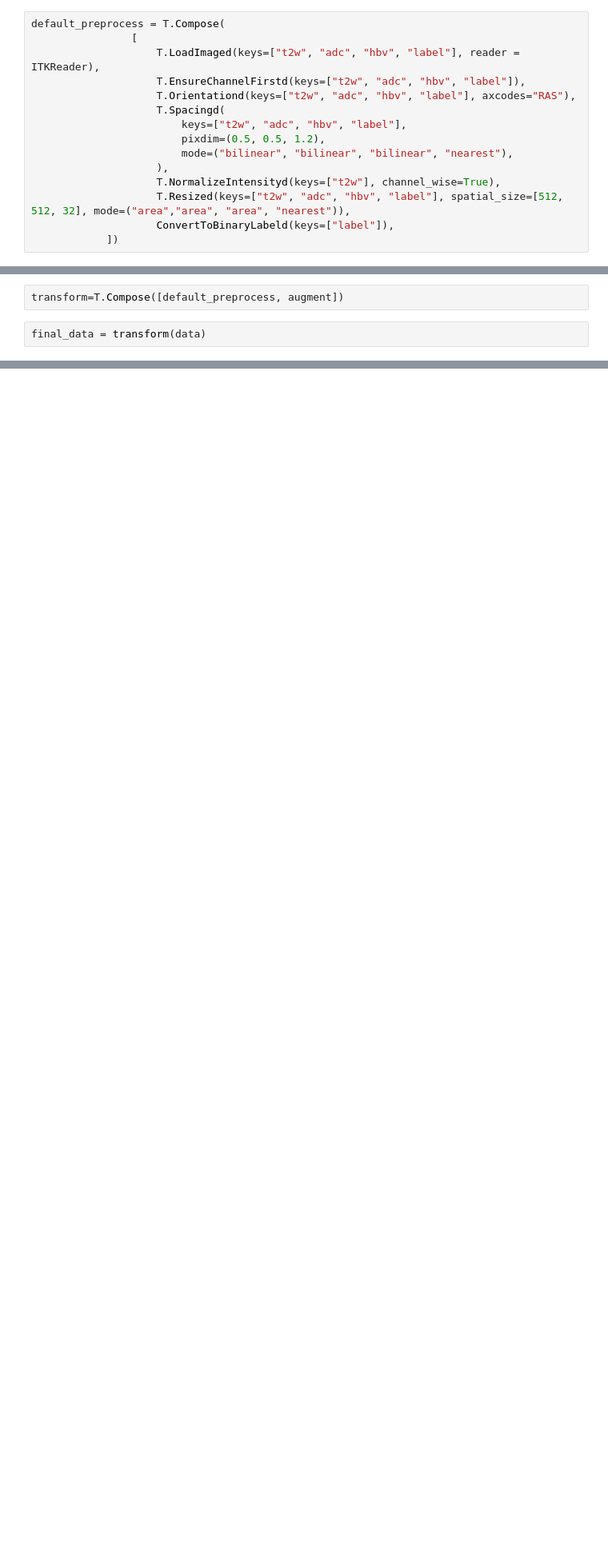
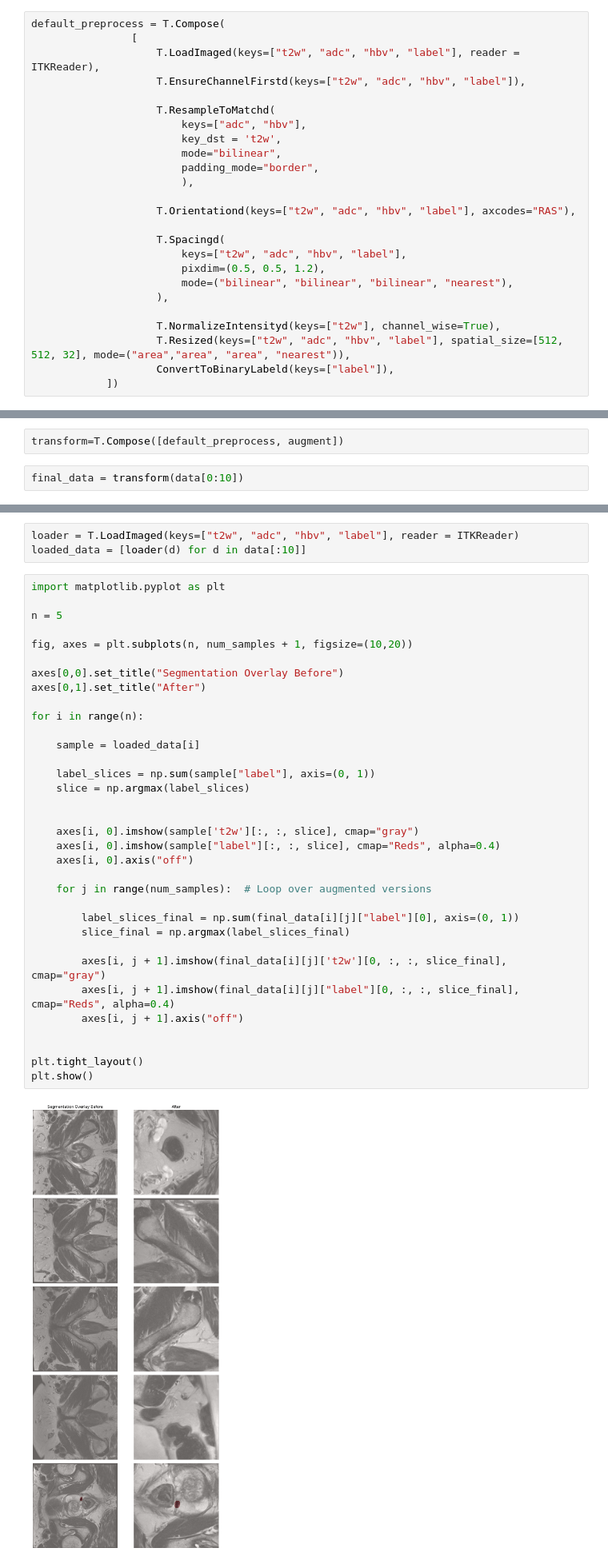
Before and after one commit to eriksalv/mamba-mic, a Jupyter notebook: all_prostate_data.ipynb, the cells around one changed output, grey strips where cells are left out. Shown at 80% size. Saved outputs shown, nothing was run; the diff lists cells and outputs as text; blank space fills up the shorter version.

Commit message:
Added visualization

```diff
--- a/all_prostate_data.ipynb
+++ b/all_prostate_data.ipynb
@@ -62,12 +61,22 @@ default_preprocess = T.Compose(
                 [
                     T.LoadImaged(keys=["t2w", "adc", "hbv", "label"], reader = ITKReader),
                     T.EnsureChannelFirstd(keys=["t2w", "adc", "hbv", "label"]),
+
+                    T.ResampleToMatchd(
+                        keys=["adc", "hbv"],
+                        key_dst = 't2w',
+                        mode="bilinear",
+                        padding_mode="border",
+                        ),
+
                     T.Orientationd(keys=["t2w", "adc", "hbv", "label"], axcodes="RAS"),
+
                     T.Spacingd(
                         keys=["t2w", "adc", "hbv", "label"],
                         pixdim=(0.5, 0.5, 1.2),
                         mode=("bilinear", "bilinear", "bilinear", "nearest"),
                     ),
+
                     T.NormalizeIntensityd(keys=["t2w"], channel_wise=True),
                     T.Resized(keys=["t2w", "adc", "hbv", "label"], spatial_size=[512, 512, 32], mode=("area","area", "area", "nearest")),
                     ConvertToBinaryLabeld(keys=["label"]),
@@ -86,4 +95,4 @@ augment =  T.Compose(
 # %%
 transform=T.Compose([default_preprocess, augment])
 # %%
-final_data = transform(data)
+final_data = transform(data[0:10])
@@ -89,0 +101,39 @@ final_data = transform(data)
+# %%
+loader = T.LoadImaged(keys=["t2w", "adc", "hbv", "label"], reader = ITKReader)
+loaded_data = [loader(d) for d in data[:10]]
+# %%
+import matplotlib.pyplot as plt
+
+n = 5
+
+fig, axes = plt.subplots(n, num_samples + 1, figsize=(10,20))
+
+axes[0,0].set_title("Segmentation Overlay Before")
+axes[0,1].set_title("After")
+
+for i in range(n):
+
+    sample = loaded_data[i]
+
+    label_slices = np.sum(sample["label"], axis=(0, 1))
+    slice = np.argmax(label_slices)
+
+
+    axes[i, 0].imshow(sample['t2w'][:, :, slice], cmap="gray")
+    axes[i, 0].imshow(sample["label"][:, :, slice], cmap="Reds", alpha=0.4)
+    axes[i, 0].axis("off")
+
+    for j in range(num_samples):  # Loop over augmented versions
+
+        label_slices_final = np.sum(final_data[i][j]["label"][0], axis=(0, 1))
+        slice_final = np.argmax(label_slices_final)
+
+        axes[i, j + 1].imshow(final_data[i][j]['t2w'][0, :, :, slice_final], cmap="gray")
+        axes[i, j + 1].imshow(final_data[i][j]["label"][0, :, :, slice_final], cmap="Reds", alpha=0.4)
+        axes[i, j + 1].axis("off")
+
+
+plt.tight_layout()
+plt.show()
+# %% [output]
+[figure, added]
```
Also changed, not shown: parts of 3 cells of this notebook.
